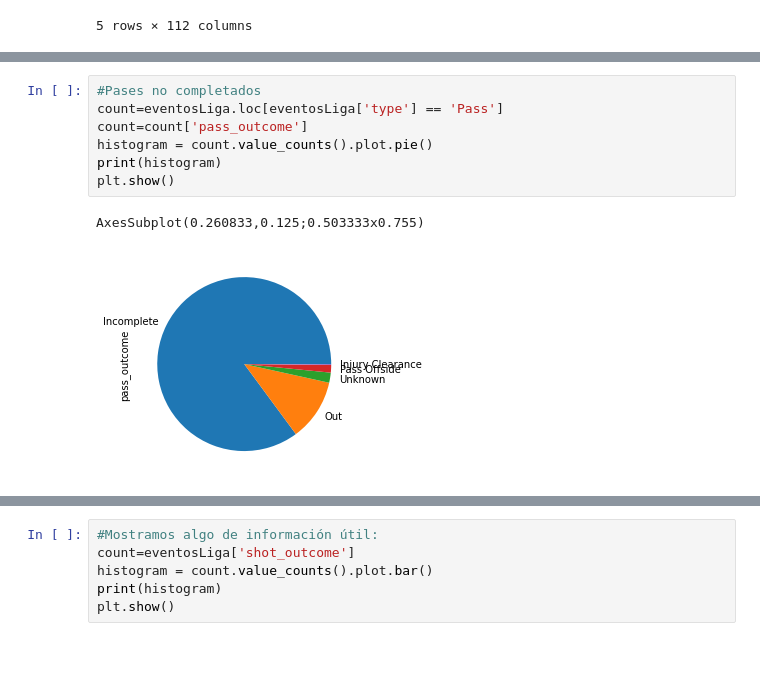
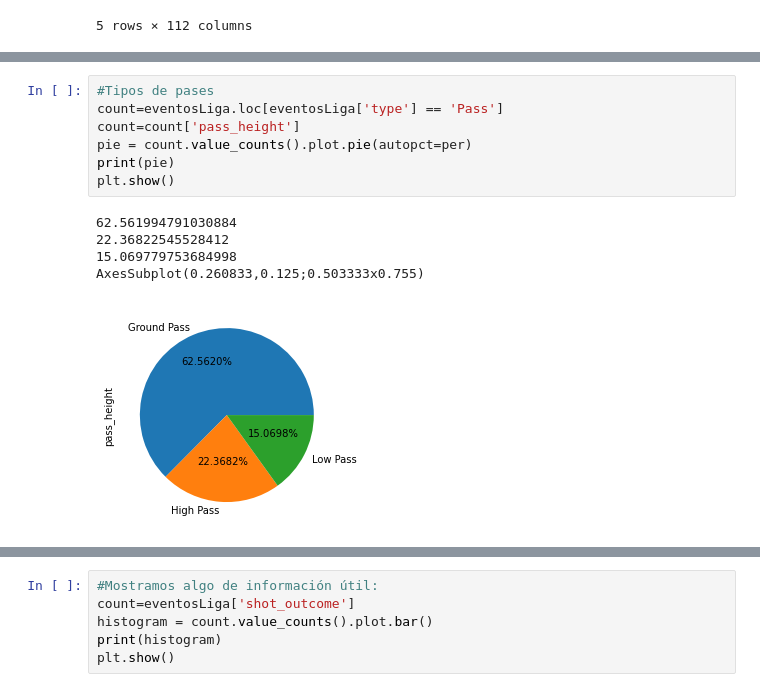
Before and after one commit to rafadelgadom/proyecto_ml, a Jupyter notebook: ml_analisis_futbol.ipynb, the cells around one changed output, grey strips where cells are left out. Cells and saved outputs as stored; diff of their text form; blank space fills up the shorter version.

```diff
--- a/ml_analisis_futbol.ipynb
+++ b/ml_analisis_futbol.ipynb
@@ -156,10 +185,13 @@ AxesSubplot(0.260833,0.125;0.503333x0.755)
 # %%
-#Pases no completados
+#Tipos de pases
 count=eventosLiga.loc[eventosLiga['type'] == 'Pass']
-count=count['pass_outcome']
-histogram = count.value_counts().plot.pie()
-print(histogram)
+count=count['pass_height']
+pie = count.value_counts().plot.pie(autopct=per)
+print(pie)
 plt.show()
 # %% [output]
+62.561994791030884
+22.36822545528412
+15.069779753684998
 AxesSubplot(0.260833,0.125;0.503333x0.755)
-[figure, old version]
+[figure, new version]
```
Also changed, not shown: parts of 8 cells of this notebook.
